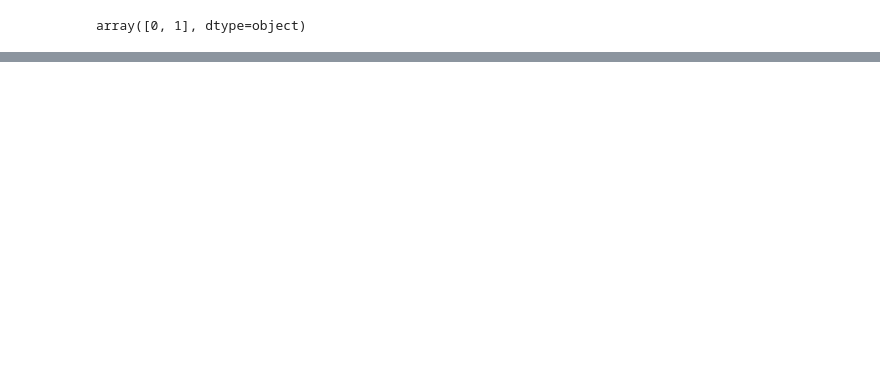
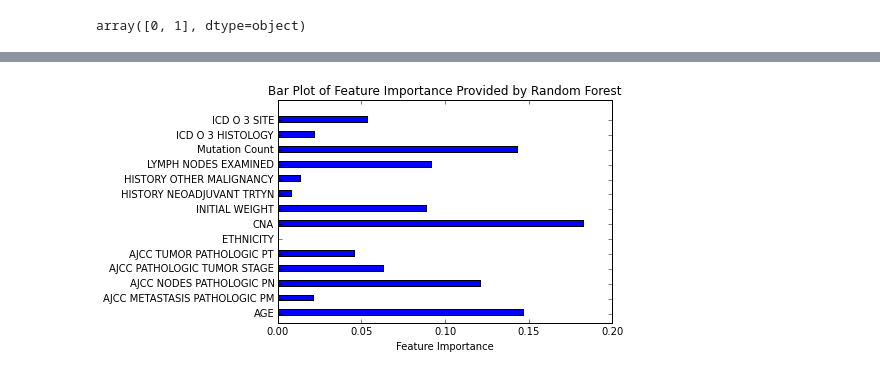
Before and after one commit to vdn207/Cancer-Data, a Jupyter notebook: Cancer/Intro_Project.ipynb, the cells around one changed output, grey strips where cells are left out. Cells and saved outputs as stored; diff of their text form; code cells hidden in the pictures; blank space fills up the shorter version.

```diff
--- a/Cancer/Intro_Project.ipynb
+++ b/Cancer/Intro_Project.ipynb
@@ -221,3 +211,14 @@ Random Forest:  (0.67797619047619051, 0.080000000000000002, 0.050000000000000003
+# %%
+rf_for_ig = RandomForestClassifier(n_estimators = 10, criterion = "entropy")
+features_information_gain = rf_for_ig.fit(cancer_training, survival_training).feature_importances_
+#print dict(zip(cancer_training.columns.values, features_information_gain))
+plt.barh(np.arange(1, 29, 2), list(features_information_gain))
+plt.xlabel('Feature Importance')
+plt.title('Bar Plot of Feature Importance Provided by Random Forest')
+plt.yticks(np.arange(1, 29, 2) + 0.25, list(cancer_training.columns.values))
+plt.savefig('info_gain_rf.png')
+# %% [output]
+[figure, added]
 # %%
 # Decision Tree Model Hyperparameters
 class DT_HyperParam:
```
Also changed, not shown: parts of 13 cells of this notebook.
